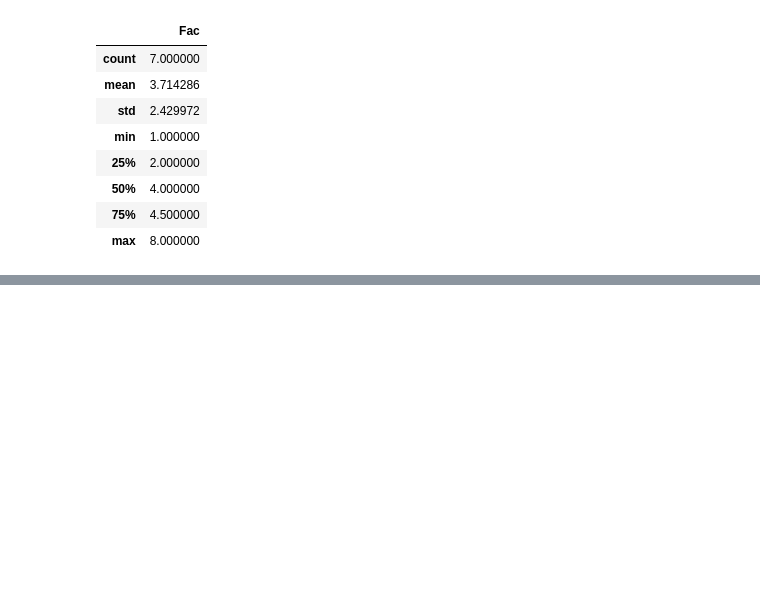
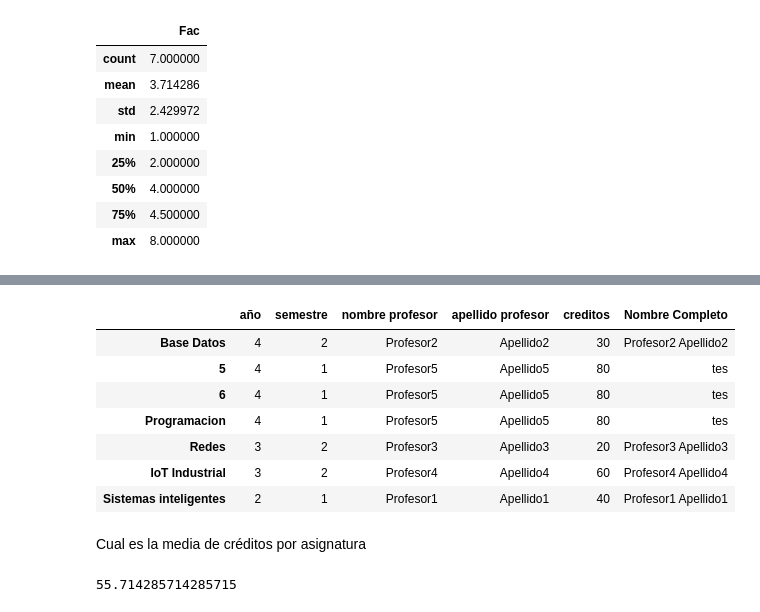
Before and after one commit to gorkazar7/iotindustrial, a Jupyter notebook: ejemplos_analitica/pandas/6.2.1-Pandas-Dataframes.ipynb, the cells around one changed output, grey strips where cells are left out. Cells and saved outputs as stored; diff of their text form; code cells hidden in the pictures; blank space fills up the shorter version.

```diff
--- a/ejemplos_analitica/pandas/6.2-Pandas-Dataframes.ipynb
+++ b/ejemplos_analitica/pandas/6.2.1-Pandas-Dataframes.ipynb
@@ -511,0 +583,19 @@ Frame.describe()
+# %%
+ejer.sort_values(by = ["año","semestre"],inplace = True, ascending=False)
+# %%
+ejer
+# %% [output]
+|  | año | semestre | nombre profesor | apellido profesor | creditos | Nombre Completo |
+| Base Datos | 4 | 2 | Profesor2 | Apellido2 | 30 | Profesor2 Apellido2 |
+| 5 | 4 | 1 | Profesor5 | Apellido5 | 80 | tes |
+| 6 | 4 | 1 | Profesor5 | Apellido5 | 80 | tes |
+| Programacion | 4 | 1 | Profesor5 | Apellido5 | 80 | tes |
+| Redes | 3 | 2 | Profesor3 | Apellido3 | 20 | Profesor3 Apellido3 |
+| IoT Industrial | 3 | 2 | Profesor4 | Apellido4 | 60 | Profesor4 Apellido4 |
+| Sistemas inteligentes | 2 | 1 | Profesor1 | Apellido1 | 40 | Profesor1 Apellido1 |
+# %% [markdown]
+Cual es la media de créditos por asignatura
+# %%
+ejer["creditos"].mean()
+# %% [output]
+55.714285714285715
```
Also changed, not shown: parts of 18 cells of this notebook, 6 other files.
